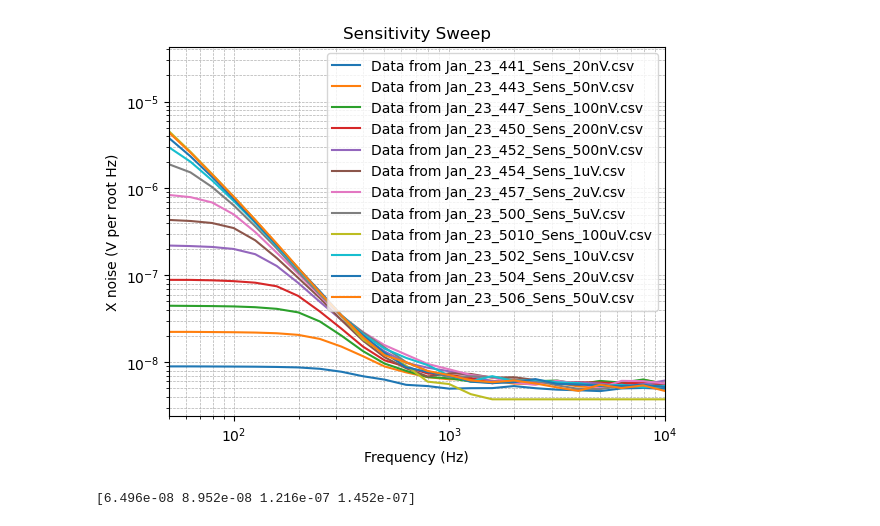
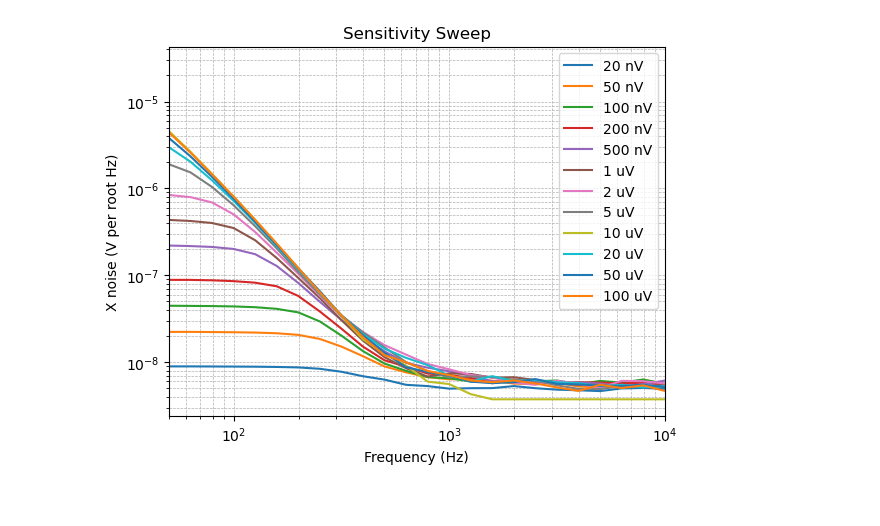
Before and after one commit to JackMacaulay/Advanced-Engineering-Physics-Lab, a Jupyter notebook: Electrical_Noise/Jan_25_Sensitivity_Sweep/sensitivity_plotting.ipynb, the cells around one changed output. Saved outputs shown, nothing was run; the diff lists cells and outputs as text; code cells hidden in the pictures.

```diff
--- a/Electrical_Noise/Jan_25_Sensitivity_Sweep/sensitivity_plotting.ipynb
+++ b/Electrical_Noise/Jan_25_Sensitivity_Sweep/sensitivity_plotting.ipynb
@@ -3,33 +3,35 @@ import os
 import pandas as pd
 import numpy as np
 import matplotlib.pyplot as plt
 
 # Get a list of all CSV files in the current directory
 csv_files = [file for file in os.listdir('.') if file.endswith(".csv")]
 
-
+labels = ['20 nV','50 nV','100 nV','200 nV','500 nV','1 uV','2 uV','5 uV','10 uV','20 uV','50 uV','100 uV']
+i = 0
 # Loop through each CSV file and plot the data
 for file in csv_files:
     # Directly use the file name
     df = pd.read_csv(file)
 
     x_values = df['Frequency (Hz) - Plot 0']
     y_values = df['X noise (V per root Hz) - Plot 0']
 
-    plt.loglog(x_values, y_values, label=f'Data from {file}')
+    plt.loglog(x_values, y_values, label=labels[i])
+    i += 1
 
 plt.xlabel('Frequency (Hz)')
 plt.ylabel('X noise (V per root Hz)')
 plt.title('Sensitivity Sweep')
 
 plt.legend()
 
 # Set log scale for grid lines
 plt.grid(True, which='both', linestyle='--', linewidth=0.5)
 plt.xscale('log')
 plt.yscale('log')
 
 plt.xlim(50, 10000)
 plt.show()
 # %% [output]
-[figure, old version]
+[figure, new version]
@@ -39,4 +37,0 @@ avg_values = np.sort(avg_values)
-# %%
-print(avg_values)
-# %% [output]
-[6.496e-08 8.952e-08 1.216e-07 1.452e-07]
```
Also changed, not shown: parts of 8 cells of this notebook, 4 other files.
